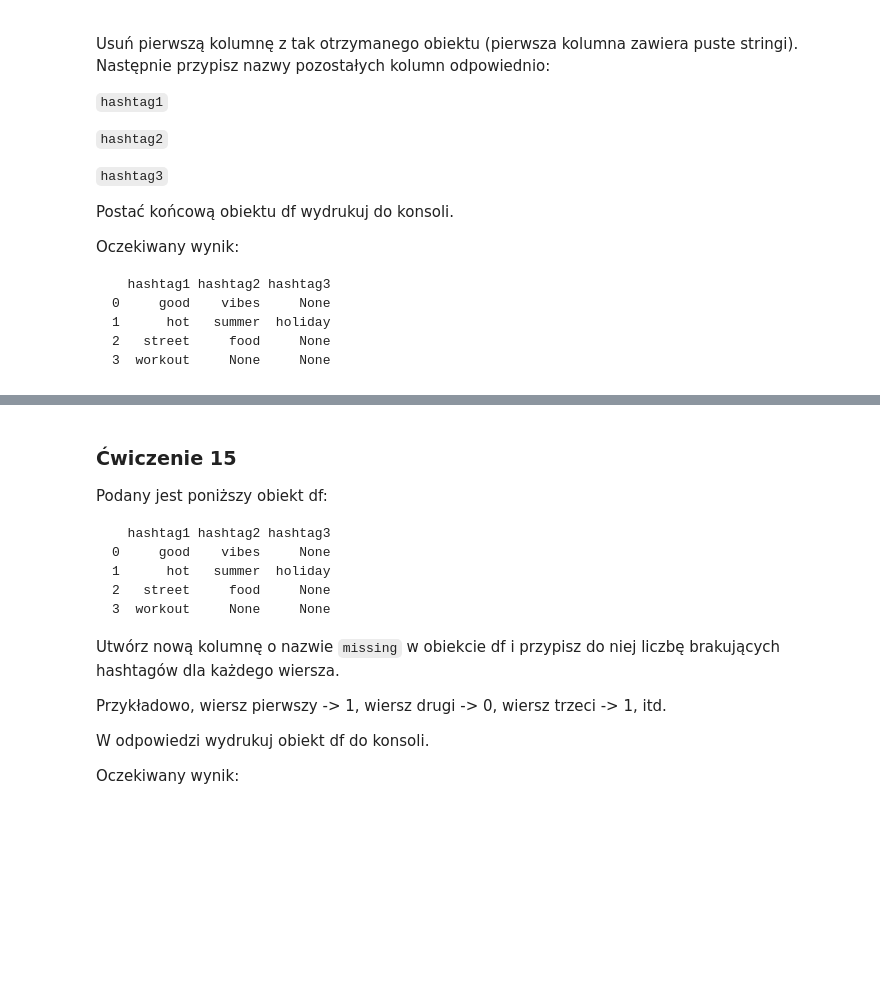
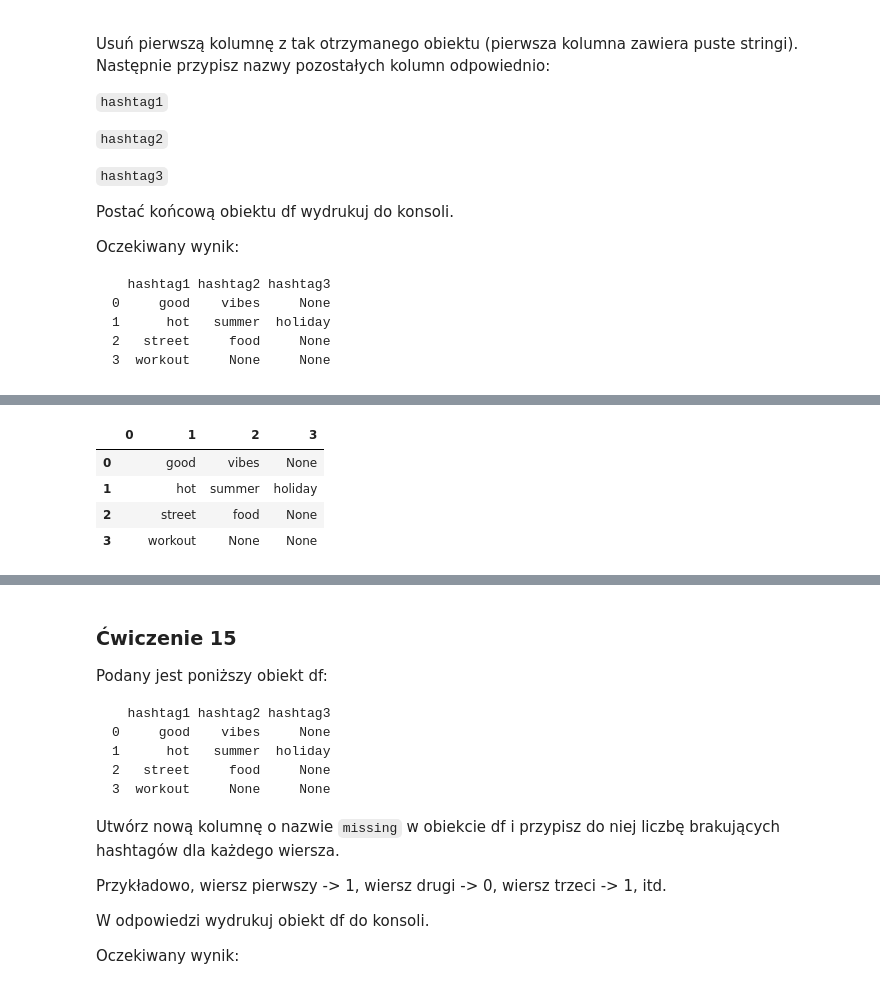
Before and after one commit to tomasz450/Uczenie-maszynowe-w-Python-25-11-24, a Jupyter notebook: 8. ZADANIA/machine learning/11-20/11-20 zadania machine learning.ipynb, the cells around one changed output, grey strips where cells are left out. Drawn from its saved outputs; the diff is of its cells as text; code cells hidden in the pictures; blank space fills up the shorter version.

```diff
--- a/8. ZADANIA/machine learning/11-20/11-20 zadania machine learning.ipynb
+++ b/8. ZADANIA/machine learning/11-20/11-20 zadania machine learning.ipynb
@@ -204,0 +248,9 @@ df = pd.DataFrame(
+# %%
+split_columns = df['hashtags'].str.split('#', expand=True)
+split_columns
+# %% [output]
+|  | 0 | 1 | 2 | 3 |
+| 0 |  | good | vibes | None |
+| 1 |  | hot | summer | holiday |
+| 2 |  | street | food | None |
+| 3 |  | workout | None | None |
```
Also changed, not shown: parts of 32 cells of this notebook, 2 other files.
